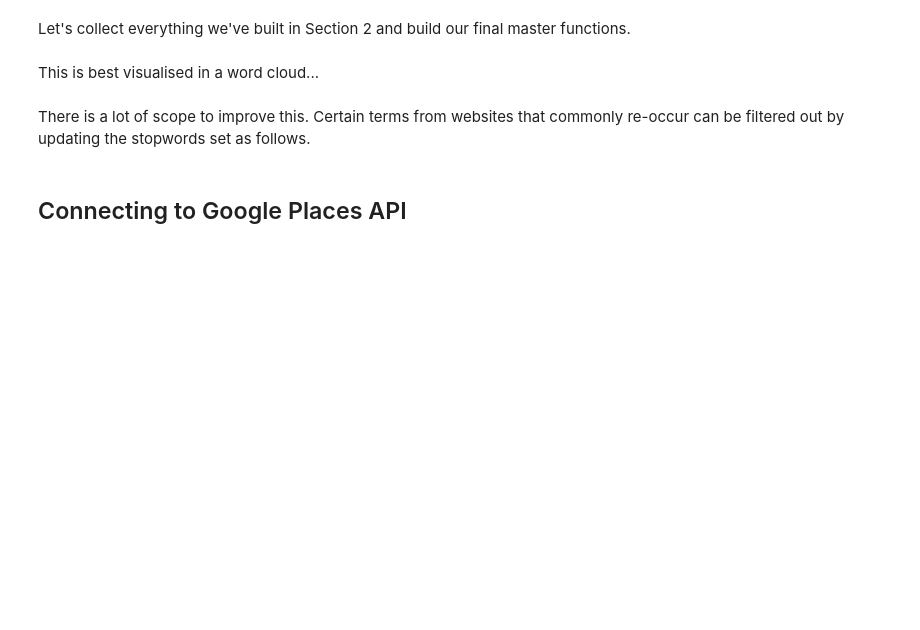
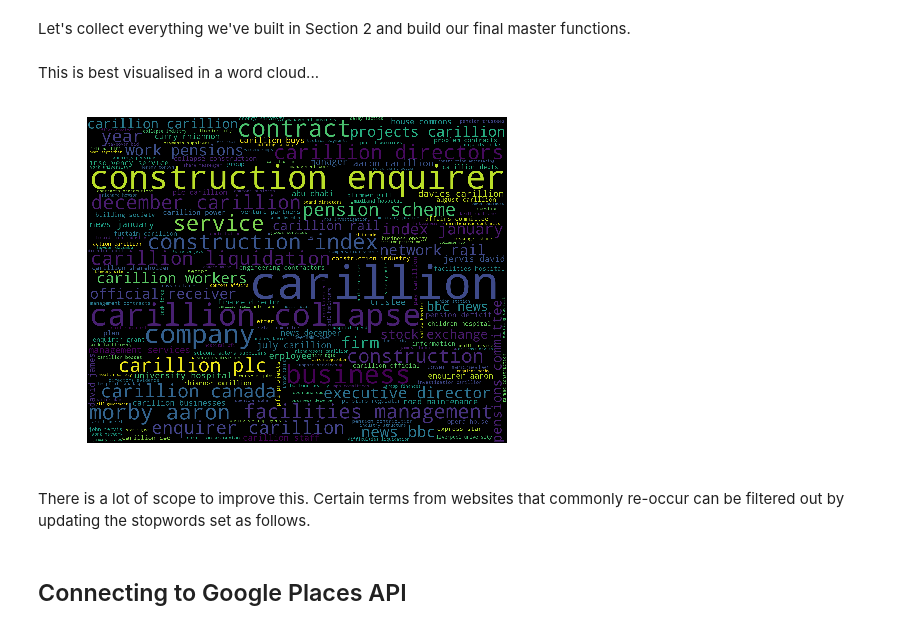
Before and after one commit to faisal-samin/companies-house, a Jupyter notebook: enriching_ch_data.ipynb, the cells around one changed output. Drawn from its saved outputs; the diff is of its cells as text; code cells hidden in the pictures; blank space fills up the shorter version.

```diff
--- a/enriching_ch_data.ipynb
+++ b/enriching_ch_data.ipynb
@@ -419,3 +466,7 @@ cloud(key_words(search_google('BT Group PLC')))
+# %%
+x = cloud(key_words(search_google('carillion')))
+# %% [output]
+[figure, added]
 # %% [markdown]
 There is a lot of scope to improve this. Certain terms from websites that commonly re-occur can be filtered out by updating the stopwords set as follows.
 # %%
```
Also changed, not shown: parts of 34 cells of this notebook, 2 other files.
